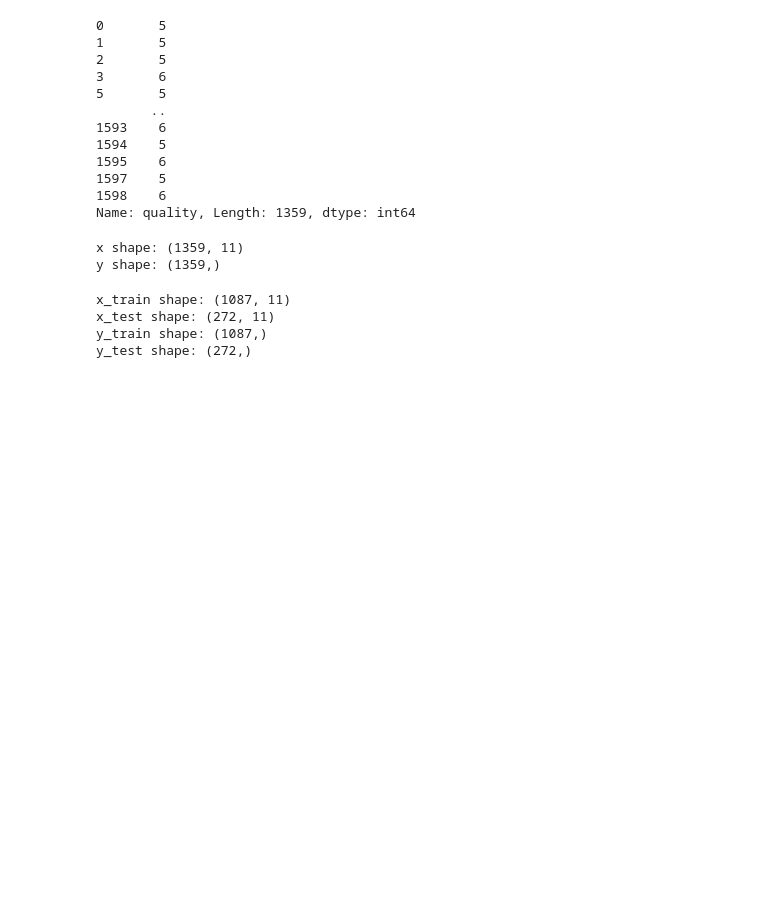
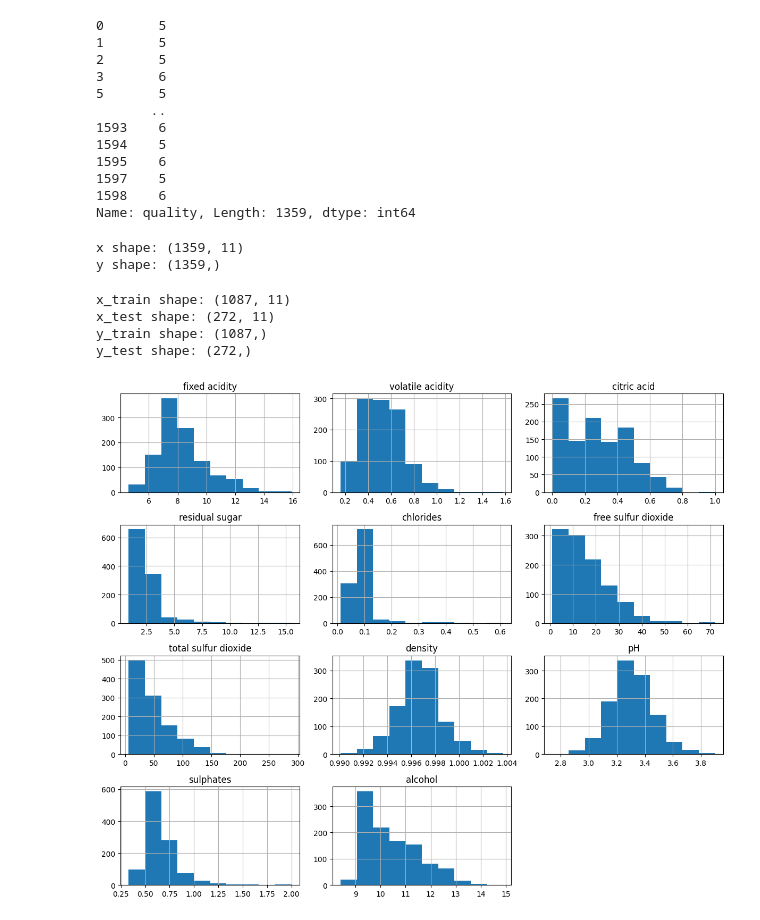
Before and after one commit to sahan200401/wine-quality-ml, a Jupyter notebook: SRC/red_wine/red_wine_prdiction_model.ipynb, the cells around one changed output. Cells and saved outputs as stored; diff of their text form; code cells hidden in the pictures; blank space fills up the shorter version.

```diff
--- a/SRC/red_wine/red_wine_prdiction_model.ipynb
+++ b/SRC/red_wine/red_wine_prdiction_model.ipynb
@@ -153,3 +155,9 @@ x_train shape: (1087, 11)
 x_test shape: (272, 11)
 y_train shape: (1087,)
 y_test shape: (272,)
+# %%
+x_train.hist(figsize=(12,10))
+plt.tight_layout()
+plt.show()
+# %% [output]
+[figure, added]
```
Also changed, not shown: parts of 9 cells of this notebook.
